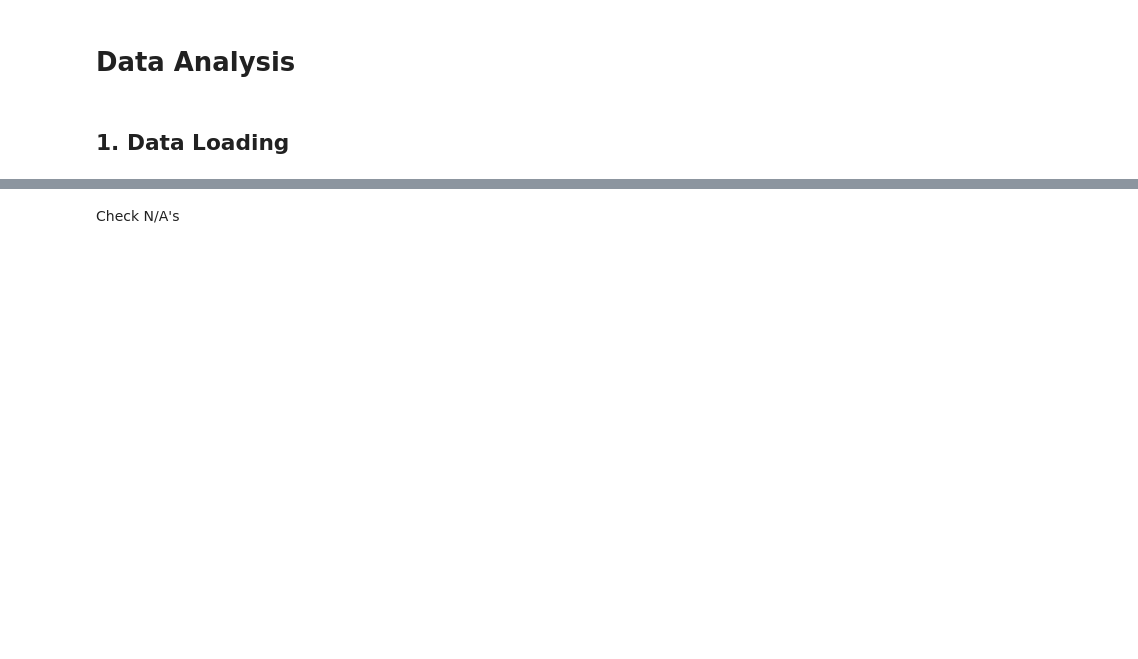
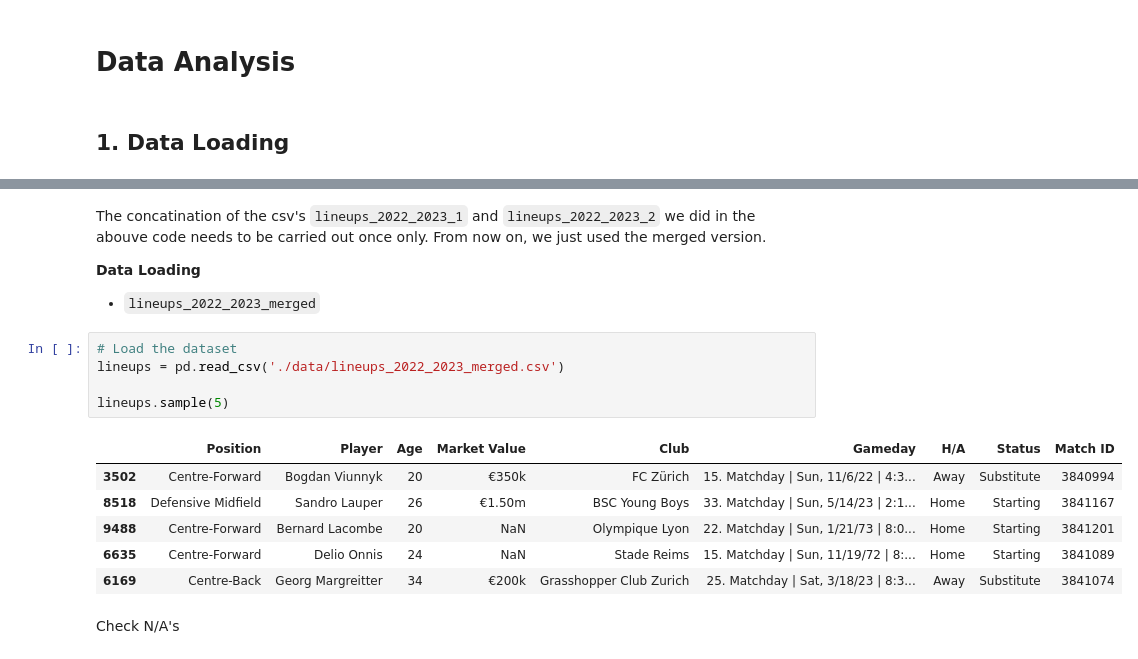
Before and after one commit to heinimoreno/PBL_RA_MH, a Jupyter notebook: Data_Analysis.ipynb, the cells around one changed output, grey strips where cells are left out. Cells and saved outputs as stored; diff of their text form; blank space fills up the shorter version.

```diff
--- a/Data_Analysis.ipynb
+++ b/Data_Analysis.ipynb
@@ -52,3 +23,21 @@ lineups.sample(5)
+# %% [markdown]
+The concatination of the csv's `lineups_2022_2023_1` and `lineups_2022_2023_2` we did in the abouve code needs to be carried out once only.
+From now on, we just used the merged version.
+
+**Data Loading**
+- `lineups_2022_2023_merged`
+# %%
+# Load the dataset
+lineups = pd.read_csv('./data/lineups_2022_2023_merged.csv')
+
+lineups.sample(5)
+# %% [output]
+|  | Position | Player | Age | Market Value | Club | Gameday | H/A | Status | Match ID |
+| 3502 | Centre-Forward | Bogdan Viunnyk | 20 | €350k | FC Zürich | 15. Matchday | Sun, 11/6/22 | 4:3... | Away | Substitute | 3840994 |
+| 8518 | Defensive Midfield | Sandro Lauper | 26 | €1.50m | BSC Young Boys | 33. Matchday | Sun, 5/14/23 | 2:1... | Home | Starting | 3841167 |
+| 9488 | Centre-Forward | Bernard Lacombe | 20 | NaN | Olympique Lyon | 22. Matchday | Sun, 1/21/73 | 8:0... | Home | Starting | 3841201 |
+| 6635 | Centre-Forward | Delio Onnis | 24 | NaN | Stade Reims | 15. Matchday | Sun, 11/19/72 | 8:... | Home | Starting | 3841089 |
+| 6169 | Centre-Back | Georg Margreitter | 34 | €200k | Grasshopper Club Zurich | 25. Matchday | Sat, 3/18/23 | 8:3... | Away | Substitute | 3841074 |
 # %% [markdown]
 Check N/A's
 # %%
```
Also changed, not shown: parts of 25 cells of this notebook, 7 other files.
